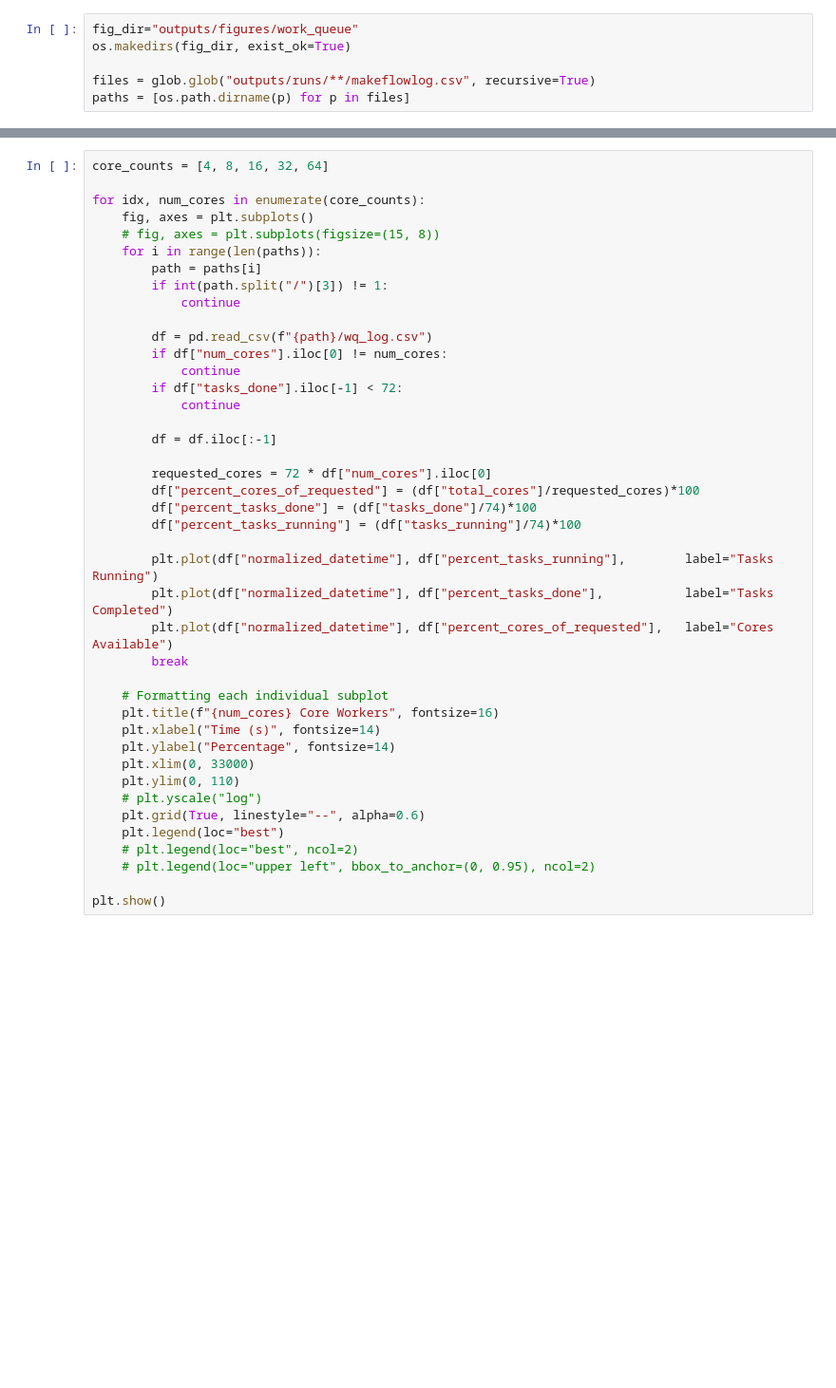
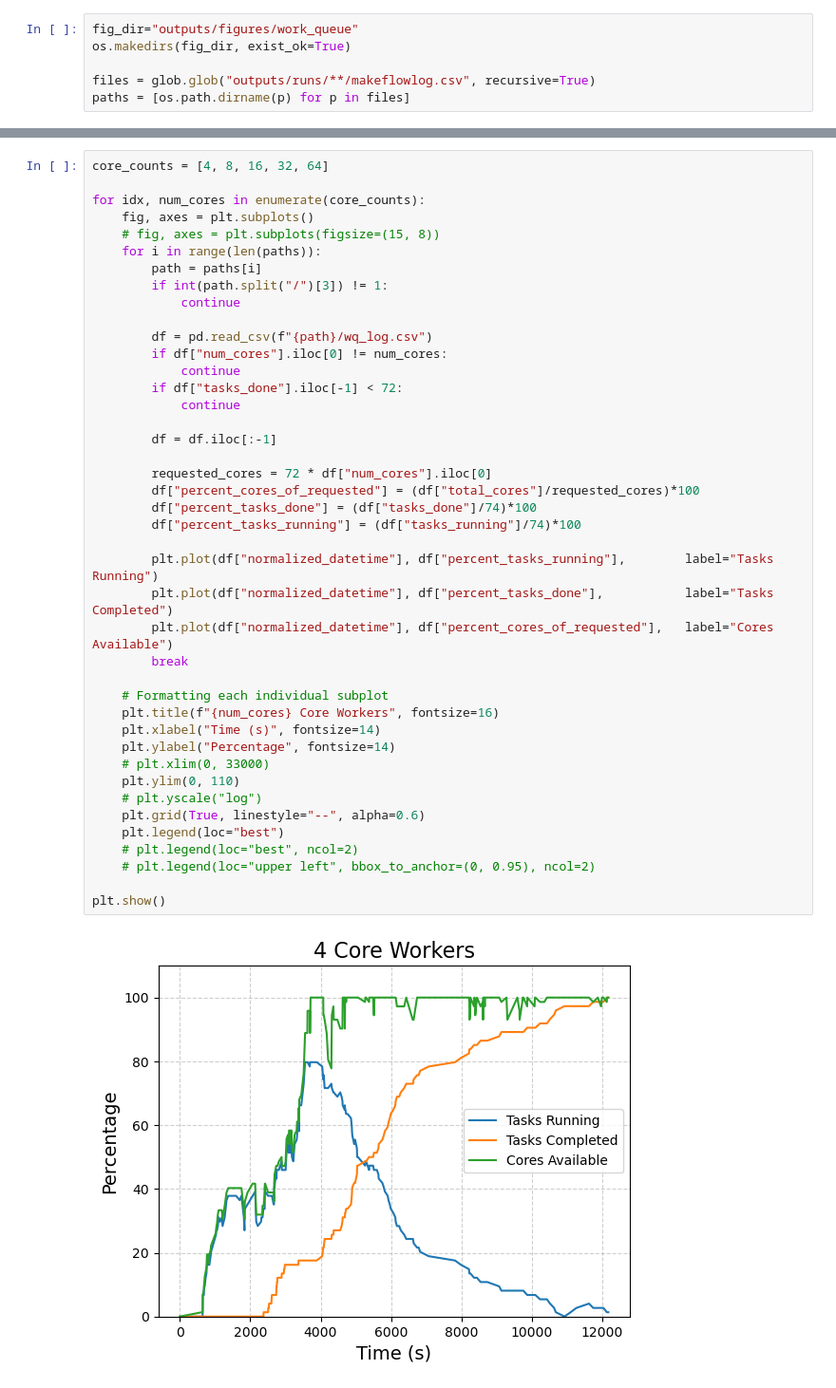
Before and after one commit to radical-collaboration/xGFabric, a Jupyter notebook: demo2/nd/CFDaAI/graphing/wq_graphing.ipynb, the cells around one changed output, grey strips where cells are left out. Shown at 95% size. Saved outputs shown, nothing was run; the diff lists cells and outputs as text; blank space fills up the shorter version.

```diff
--- a/demo2/nd/CFDaAI/graphing/wq_graphing.ipynb
+++ b/demo2/nd/CFDaAI/graphing/wq_graphing.ipynb
@@ -331,31 +353,33 @@ for idx, num_cores in enumerate(core_counts):
         df = pd.read_csv(f"{path}/wq_log.csv")
         if df["num_cores"].iloc[0] != num_cores:
             continue
         if df["tasks_done"].iloc[-1] < 72:
             continue
 
         df = df.iloc[:-1]
 
         requested_cores = 72 * df["num_cores"].iloc[0]
         df["percent_cores_of_requested"] = (df["total_cores"]/requested_cores)*100
         df["percent_tasks_done"] = (df["tasks_done"]/74)*100
         df["percent_tasks_running"] = (df["tasks_running"]/74)*100
 
         plt.plot(df["normalized_datetime"], df["percent_tasks_running"],        label="Tasks Running")
         plt.plot(df["normalized_datetime"], df["percent_tasks_done"],           label="Tasks Completed")
         plt.plot(df["normalized_datetime"], df["percent_cores_of_requested"],   label="Cores Available")
         break
 
     # Formatting each individual subplot
     plt.title(f"{num_cores} Core Workers", fontsize=16)
     plt.xlabel("Time (s)", fontsize=14)
     plt.ylabel("Percentage", fontsize=14)
-    plt.xlim(0, 33000)
+    # plt.xlim(0, 33000)
     plt.ylim(0, 110)
     # plt.yscale("log")
     plt.grid(True, linestyle="--", alpha=0.6)
     plt.legend(loc="best")
     # plt.legend(loc="best", ncol=2)
     # plt.legend(loc="upper left", bbox_to_anchor=(0, 0.95), ncol=2)
 
 plt.show()
+# %% [output]
+[figure, added]
```
Also changed, not shown: parts of 8 cells of this notebook, 3 other files.
